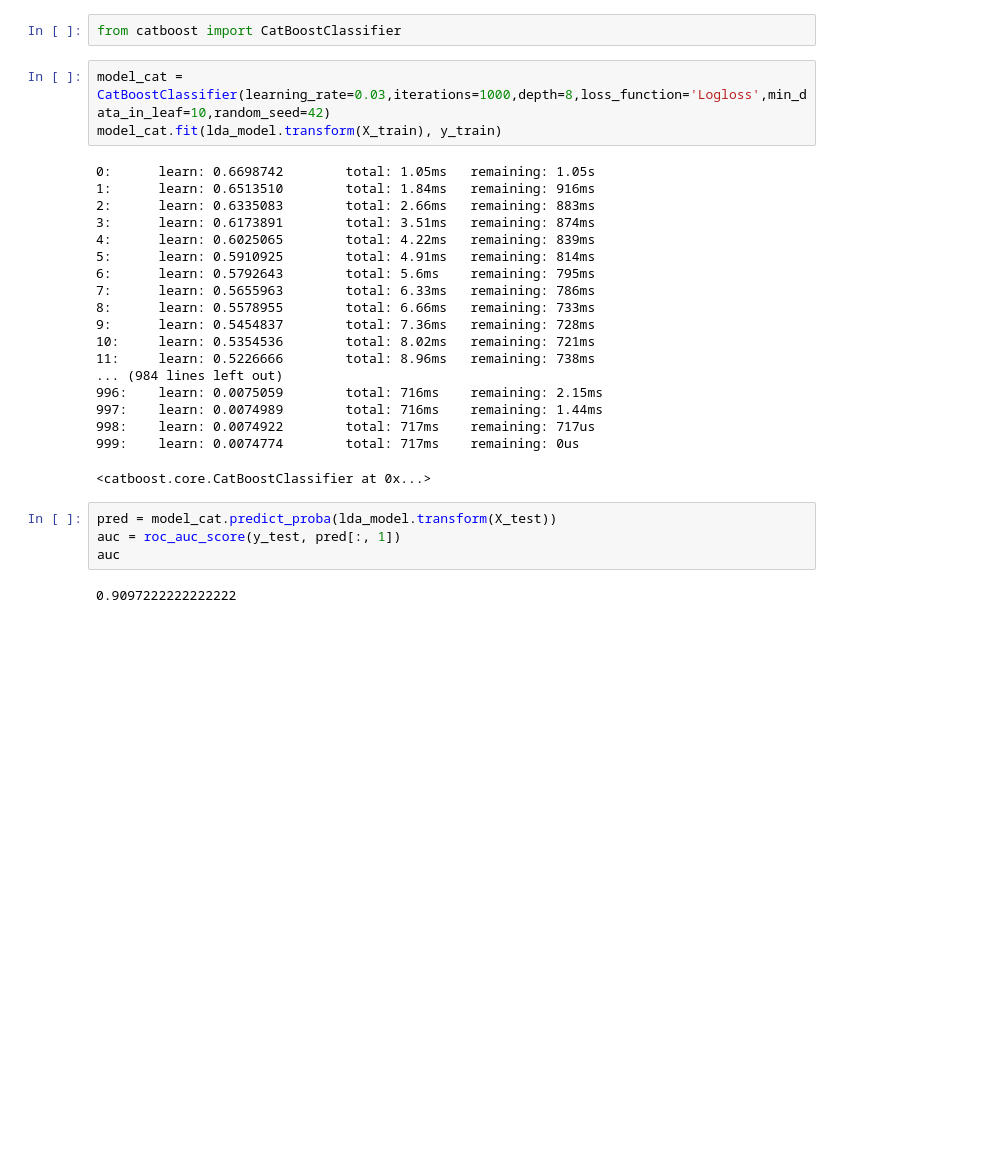
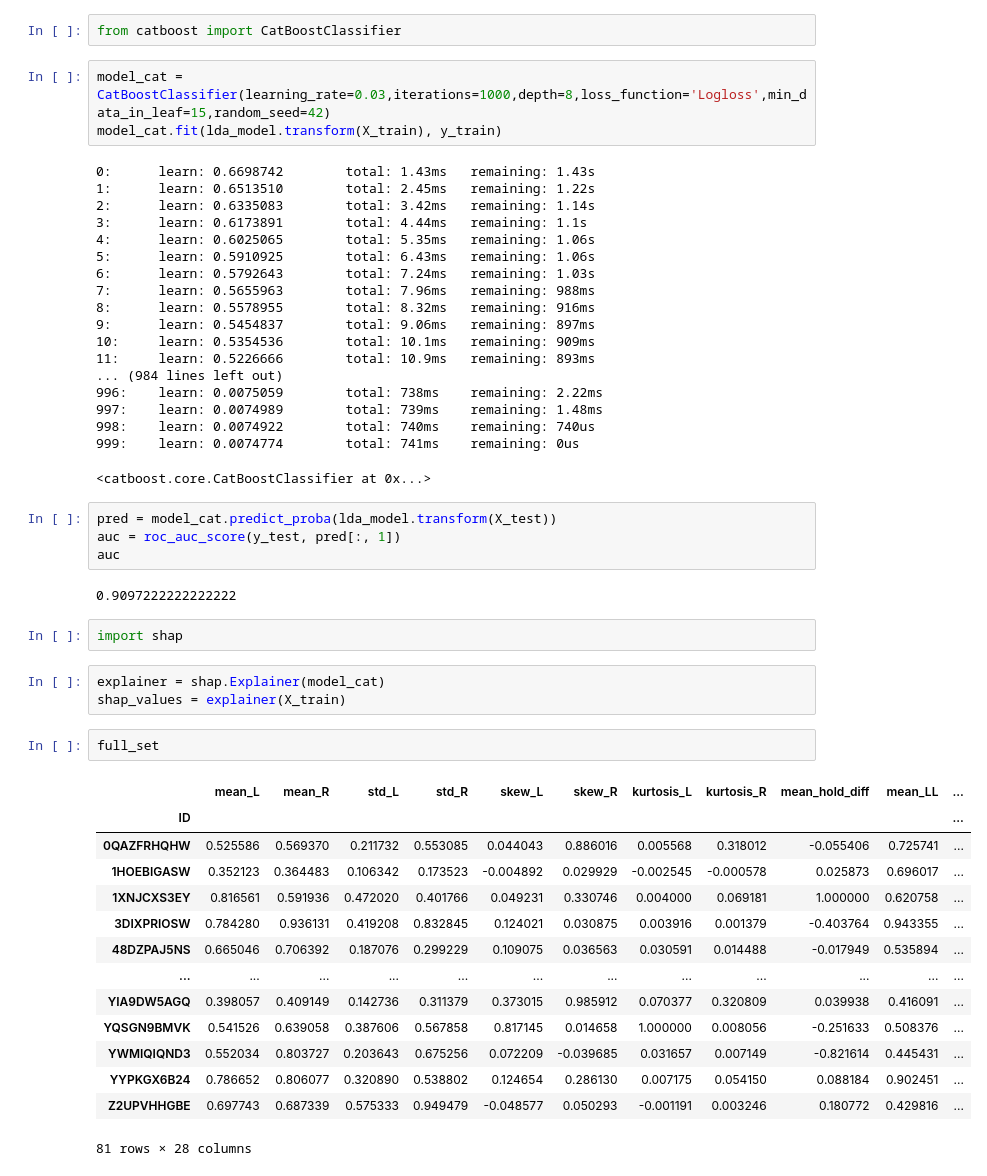
Before and after one commit to ongadut/DS_team2, a Jupyter notebook: Final_Project-Hristijan.ipynb, the cells around one changed output. Drawn from its saved outputs; the diff is of its cells as text; blank space fills up the shorter version.

```diff
--- a/Final_Project-Hristijan.ipynb
+++ b/Final_Project-Hristijan.ipynb
@@ -374,26 +380,26 @@ auc
 # %%
 from catboost import CatBoostClassifier
 # %%
-model_cat = CatBoostClassifier(learning_rate=0.03,iterations=1000,depth=8,loss_function='Logloss',min_data_in_leaf=10,random_seed=42)
+model_cat = CatBoostClassifier(learning_rate=0.03,iterations=1000,depth=8,loss_function='Logloss',min_data_in_leaf=15,random_seed=42)
 model_cat.fit(lda_model.transform(X_train), y_train)
 # %% [output]
-0:      learn: 0.6698742        total: 1.05ms   remaining: 1.05s
-1:      learn: 0.6513510        total: 1.84ms   remaining: 916ms
-2:      learn: 0.6335083        total: 2.66ms   remaining: 883ms
-3:      learn: 0.6173891        total: 3.51ms   remaining: 874ms
-4:      learn: 0.6025065        total: 4.22ms   remaining: 839ms
-5:      learn: 0.5910925        total: 4.91ms   remaining: 814ms
-6:      learn: 0.5792643        total: 5.6ms    remaining: 795ms
-7:      learn: 0.5655963        total: 6.33ms   remaining: 786ms
-8:      learn: 0.5578955        total: 6.66ms   remaining: 733ms
-9:      learn: 0.5454837        total: 7.36ms   remaining: 728ms
-10:     learn: 0.5354536        total: 8.02ms   remaining: 721ms
-11:     learn: 0.5226666        total: 8.96ms   remaining: 738ms
+0:      learn: 0.6698742        total: 1.43ms   remaining: 1.43s
+1:      learn: 0.6513510        total: 2.45ms   remaining: 1.22s
+2:      learn: 0.6335083        total: 3.42ms   remaining: 1.14s
+3:      learn: 0.6173891        total: 4.44ms   remaining: 1.1s
+4:      learn: 0.6025065        total: 5.35ms   remaining: 1.06s
+5:      learn: 0.5910925        total: 6.43ms   remaining: 1.06s
+6:      learn: 0.5792643        total: 7.24ms   remaining: 1.03s
+7:      learn: 0.5655963        total: 7.96ms   remaining: 988ms
+8:      learn: 0.5578955        total: 8.32ms   remaining: 916ms
+9:      learn: 0.5454837        total: 9.06ms   remaining: 897ms
+10:     learn: 0.5354536        total: 10.1ms   remaining: 909ms
+11:     learn: 0.5226666        total: 10.9ms   remaining: 893ms
 ... (984 lines left out)
-996:    learn: 0.0075059        total: 716ms    remaining: 2.15ms
-997:    learn: 0.0074989        total: 716ms    remaining: 1.44ms
-998:    learn: 0.0074922        total: 717ms    remaining: 717us
-999:    learn: 0.0074774        total: 717ms    remaining: 0us
+996:    learn: 0.0075059        total: 738ms    remaining: 2.22ms
+997:    learn: 0.0074989        total: 739ms    remaining: 1.48ms
+998:    learn: 0.0074922        total: 740ms    remaining: 740us
+999:    learn: 0.0074774        total: 741ms    remaining: 0us
 <catboost.core.CatBoostClassifier at 0x...>
 # %%
 pred = model_cat.predict_proba(lda_model.transform(X_test))
@@ -401,3 +407,25 @@ auc = roc_auc_score(y_test, pred[:, 1])
 auc
 # %% [output]
 0.9097222222222222
+# %%
+import shap
+# %%
+explainer = shap.Explainer(model_cat)
+shap_values = explainer(X_train)
+# %%
+full_set
+# %% [output]
+|  | mean_L | mean_R | std_L | std_R | skew_L | skew_R | kurtosis_L | kurtosis_R | mean_hold_diff | mean_LL | ... |
+| ID |  |  |  |  |  |  |  |  |  |  | ... |
+| 0QAZFRHQHW | 0.525586 | 0.569370 | 0.211732 | 0.553085 | 0.044043 | 0.886016 | 0.005568 | 0.318012 | -0.055406 | 0.725741 | ... |
+| 1HOEBIGASW | 0.352123 | 0.364483 | 0.106342 | 0.173523 | -0.004892 | 0.029929 | -0.002545 | -0.000578 | 0.025873 | 0.696017 | ... |
+| 1XNJCXS3EY | 0.816561 | 0.591936 | 0.472020 | 0.401766 | 0.049231 | 0.330746 | 0.004000 | 0.069181 | 1.000000 | 0.620758 | ... |
+| 3DIXPRIOSW | 0.784280 | 0.936131 | 0.419208 | 0.832845 | 0.124021 | 0.030875 | 0.003916 | 0.001379 | -0.403764 | 0.943355 | ... |
+| 48DZPAJ5NS | 0.665046 | 0.706392 | 0.187076 | 0.299229 | 0.109075 | 0.036563 | 0.030591 | 0.014488 | -0.017949 | 0.535894 | ... |
+| ... | ... | ... | ... | ... | ... | ... | ... | ... | ... | ... | ... |
+| YIA9DW5AGQ | 0.398057 | 0.409149 | 0.142736 | 0.311379 | 0.373015 | 0.985912 | 0.070377 | 0.320809 | 0.039938 | 0.416091 | ... |
+| YQSGN9BMVK | 0.541526 | 0.639058 | 0.387606 | 0.567858 | 0.817145 | 0.014658 | 1.000000 | 0.008056 | -0.251633 | 0.508376 | ... |
+| YWMIQIQND3 | 0.552034 | 0.803727 | 0.203643 | 0.675256 | 0.072209 | -0.039685 | 0.031657 | 0.007149 | -0.821614 | 0.445431 | ... |
+| YYPKGX6B24 | 0.786652 | 0.806077 | 0.320890 | 0.538802 | 0.124654 | 0.286130 | 0.007175 | 0.054150 | 0.088184 | 0.902451 | ... |
+| Z2UPVHHGBE | 0.697743 | 0.687339 | 0.575333 | 0.949479 | -0.048577 | 0.050293 | -0.001191 | 0.003246 | 0.180772 | 0.429816 | ... |
+81 rows × 28 columns
```
Also changed, not shown: parts of 12 cells of this notebook.
